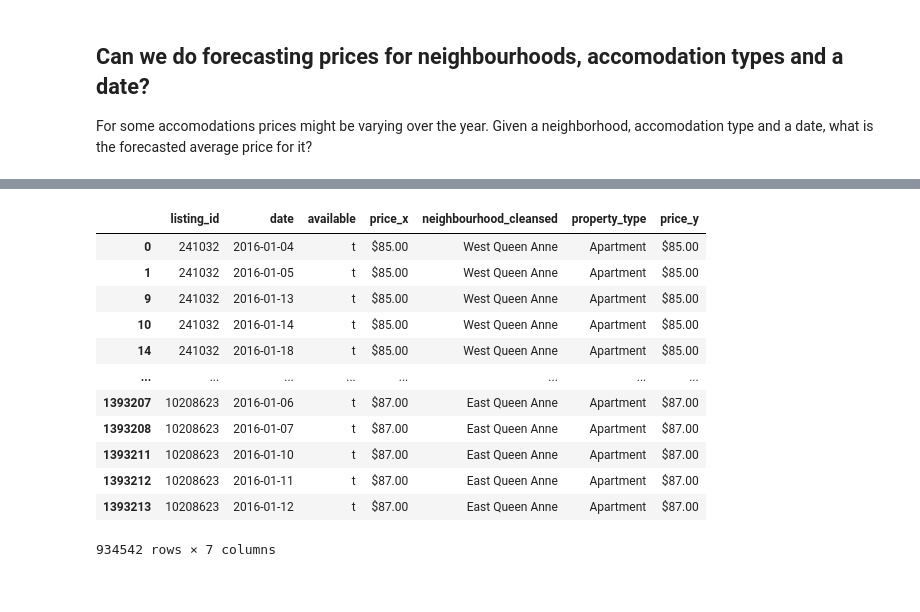
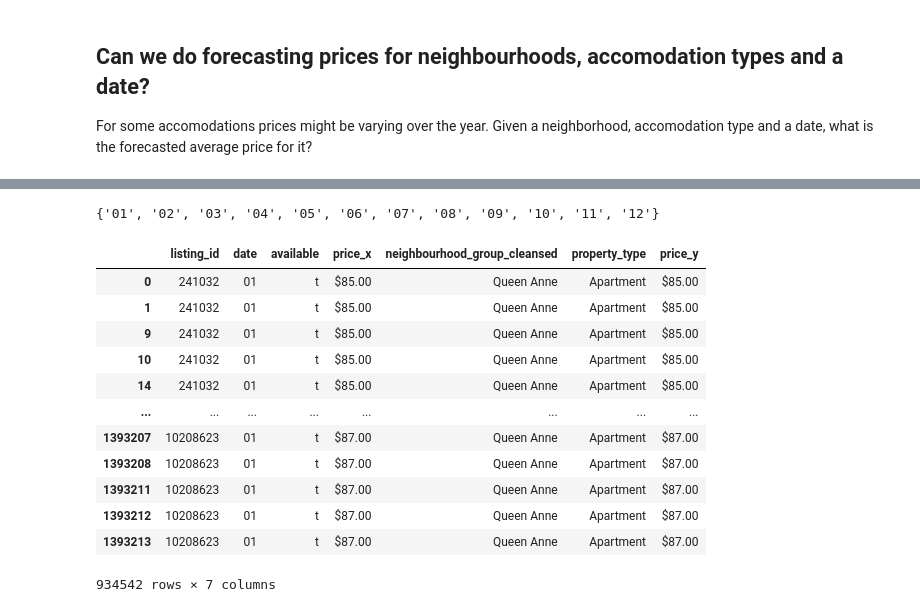
Before and after one commit to BadaBoomi/data_science_training_projects, a Jupyter notebook: blog_project/evaluate.ipynb, the cells around one changed output, grey strips where cells are left out. Cells and saved outputs as stored; diff of their text form; code cells hidden in the pictures.

```diff
--- a/blog_project/evaluate.ipynb
+++ b/blog_project/evaluate.ipynb
@@ -230,6 +230,6 @@ ax[5,2].set_axis_off()
 For some accomodations prices might be varying over the year. Given a neighborhood, accomodation type and a date, what is the forecasted average price for it?
 # %%
 #  reduce data to needed columns
-forecast_df = df_seattle_listings[['id', 'neighbourhood_cleansed', 'property_type', 'price']]
+forecast_df = df_seattle_listings[['id', 'neighbourhood_group_cleansed', 'property_type', 'price']]
 forecast_df
 # %% [output]
@@ -266 +266,6 @@ merged_forecast_df
 1393570 rows × 7 columns
+# %%
+# drop all the rows where the accomodation is not available within that time
+
+merged_forecast_df.drop(merged_forecast_df.index[merged_forecast_df['available'] == 'f'], inplace = True)
+merged_forecast_df
@@ -267,23 +286,28 @@ merged_forecast_df
+# %%
+# we do not need the exact day, month is enought
+extract_month = lambda col: col.split('-')[1]
+merged_forecast_df['date'] = merged_forecast_df['date'].apply(extract_month)
+set(merged_forecast_df['date'])
+# %% [output]
+{'01', '02', '03', '04', '05', '06', '07', '08', '09', '10', '11', '12'}
 # %%
 # the price for our estimation will be the one from the calendar (price_x).
 # If it is not available - use the standard price (price_y)
 
-take_standard_price_for_nan = lambda row: row['price_y'] if pd.isna(row['price_x'] else row['price_x']
-
-merged_forecast_df.apply(take_standard_price_for_nan, axis=1)
+merged_forecast_df['price_x'].fillna(merged_forecast_df['price_y'], inplace=True)
 
 merged_forecast_df
 # %% [output]
-|  | listing_id | date | available | price_x | neighbourhood_cleansed | property_type | price_y |
-| 0 | 241032 | 2016-01-04 | t | $85.00 | West Queen Anne | Apartment | $85.00 |
-| 1 | 241032 | 2016-01-05 | t | $85.00 | West Queen Anne | Apartment | $85.00 |
-| 9 | 241032 | 2016-01-13 | t | $85.00 | West Queen Anne | Apartment | $85.00 |
-| 10 | 241032 | 2016-01-14 | t | $85.00 | West Queen Anne | Apartment | $85.00 |
-| 14 | 241032 | 2016-01-18 | t | $85.00 | West Queen Anne | Apartment | $85.00 |
+|  | listing_id | date | available | price_x | neighbourhood_group_cleansed | property_type | price_y |
+| 0 | 241032 | 01 | t | $85.00 | Queen Anne | Apartment | $85.00 |
+| 1 | 241032 | 01 | t | $85.00 | Queen Anne | Apartment | $85.00 |
+| 9 | 241032 | 01 | t | $85.00 | Queen Anne | Apartment | $85.00 |
+| 10 | 241032 | 01 | t | $85.00 | Queen Anne | Apartment | $85.00 |
+| 14 | 241032 | 01 | t | $85.00 | Queen Anne | Apartment | $85.00 |
 | ... | ... | ... | ... | ... | ... | ... | ... |
-| 1393207 | 10208623 | 2016-01-06 | t | $87.00 | East Queen Anne | Apartment | $87.00 |
-| 1393208 | 10208623 | 2016-01-07 | t | $87.00 | East Queen Anne | Apartment | $87.00 |
-| 1393211 | 10208623 | 2016-01-10 | t | $87.00 | East Queen Anne | Apartment | $87.00 |
-| 1393212 | 10208623 | 2016-01-11 | t | $87.00 | East Queen Anne | Apartment | $87.00 |
-| 1393213 | 10208623 | 2016-01-12 | t | $87.00 | East Queen Anne | Apartment | $87.00 |
+| 1393207 | 10208623 | 01 | t | $87.00 | Queen Anne | Apartment | $87.00 |
+| 1393208 | 10208623 | 01 | t | $87.00 | Queen Anne | Apartment | $87.00 |
+| 1393211 | 10208623 | 01 | t | $87.00 | Queen Anne | Apartment | $87.00 |
+| 1393212 | 10208623 | 01 | t | $87.00 | Queen Anne | Apartment | $87.00 |
+| 1393213 | 10208623 | 01 | t | $87.00 | Queen Anne | Apartment | $87.00 |
 934542 rows × 7 columns
```
Also changed, not shown: parts of 16 cells of this notebook, 1 other file.
